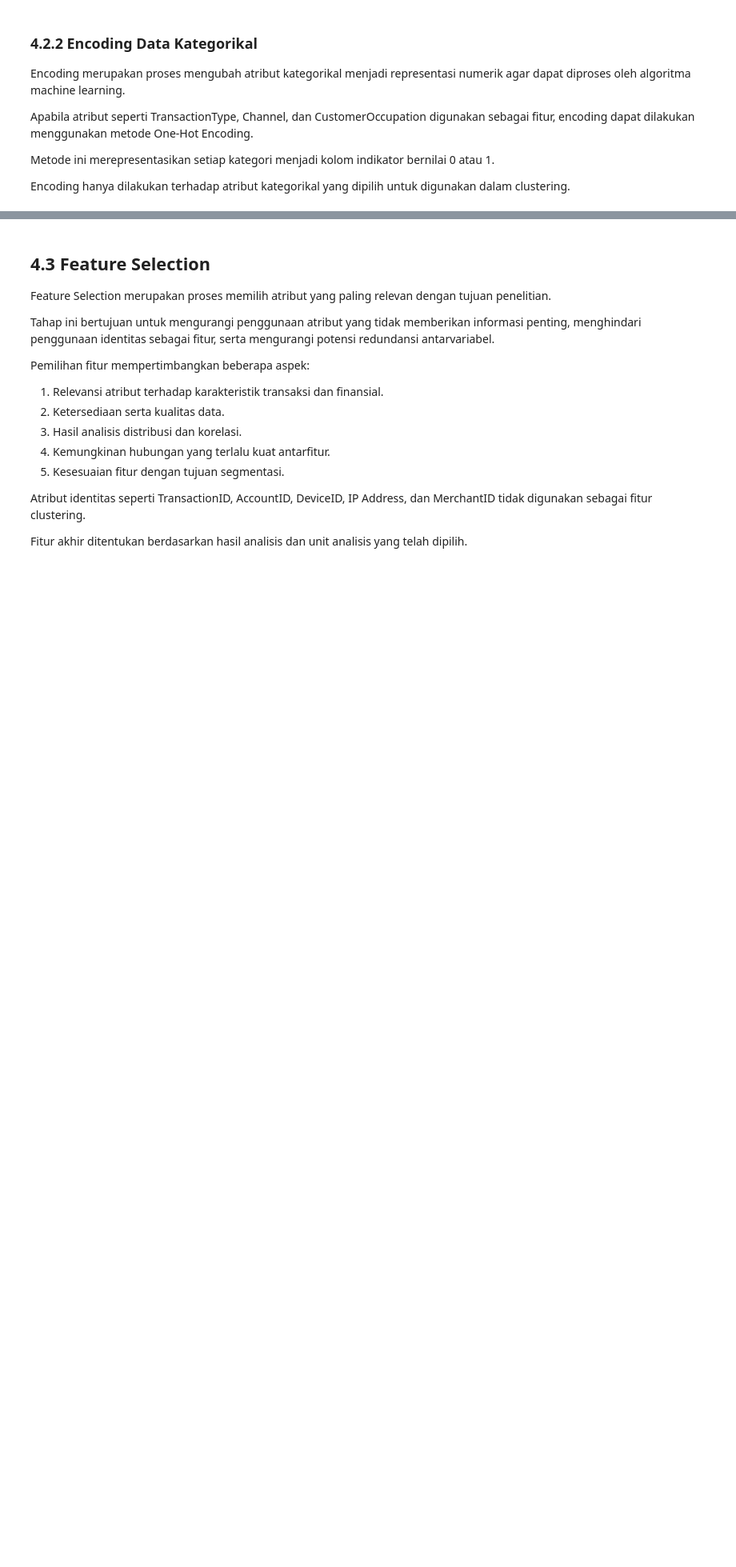
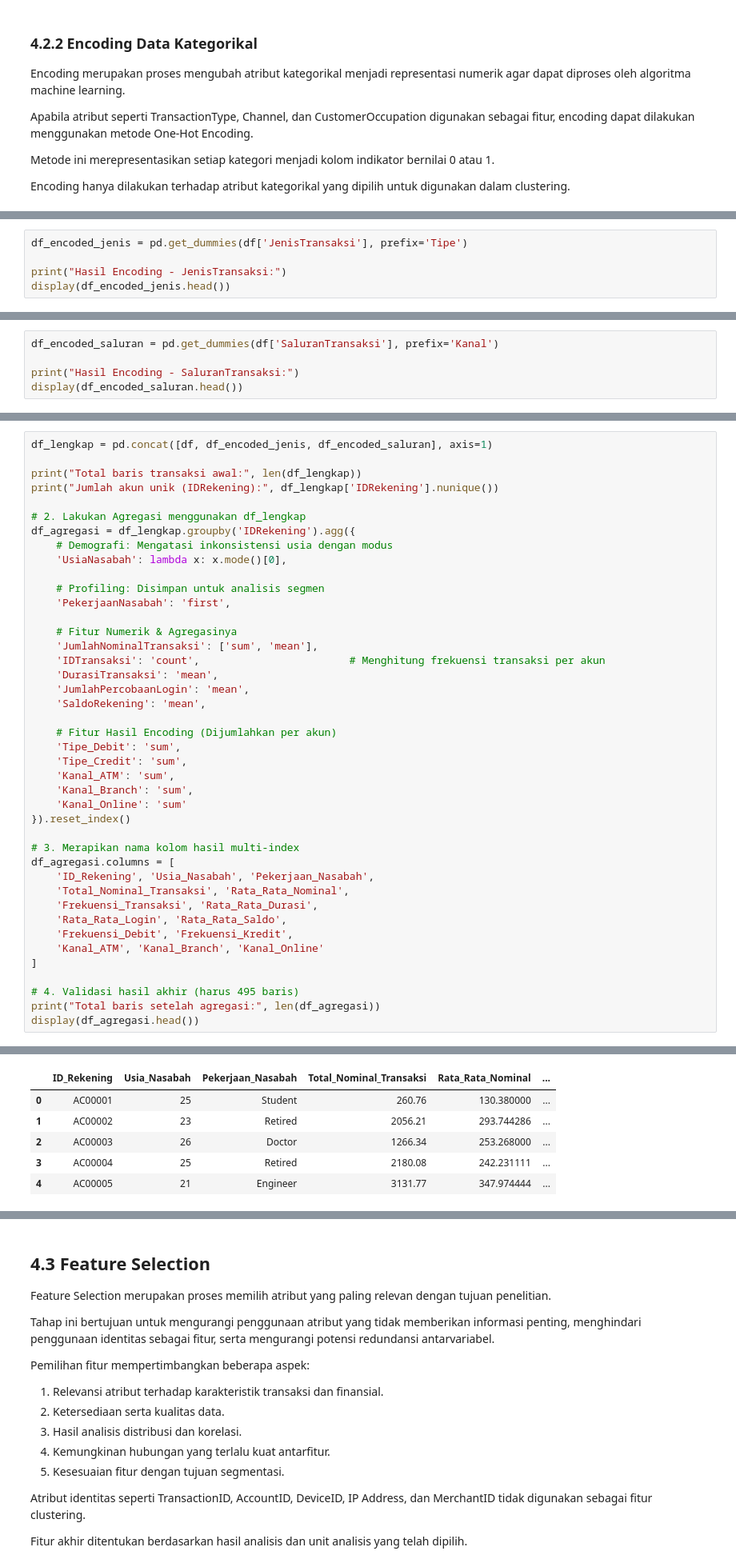
Before and after one commit to aulyarvlln/57_IF-E_Kimpul, a Jupyter notebook: ProyekDS.ipynb, the cells around one changed output, grey strips where cells are left out. Shown at 80% size. Drawn from its saved outputs; the diff is of its cells as text; blank space fills up the shorter version.

Commit message:
data cleaning, date prepocessing (encoding & agregasi)

```diff
--- a/ProyekDS.ipynb
+++ b/ProyekDS.ipynb
@@ -325,0 +407,5 @@ yang dipilih untuk digunakan dalam clustering.
+# %%
+df_encoded_jenis = pd.get_dummies(df['JenisTransaksi'], prefix='Tipe')
+
+print("Hasil Encoding - JenisTransaksi:")
+display(df_encoded_jenis.head())
@@ -325,0 +422,5 @@ yang dipilih untuk digunakan dalam clustering.
+# %%
+df_encoded_saluran = pd.get_dummies(df['SaluranTransaksi'], prefix='Kanal')
+
+print("Hasil Encoding - SaluranTransaksi:")
+display(df_encoded_saluran.head())
@@ -325,0 +437,43 @@ yang dipilih untuk digunakan dalam clustering.
+# %%
+df_lengkap = pd.concat([df, df_encoded_jenis, df_encoded_saluran], axis=1)
+
+print("Total baris transaksi awal:", len(df_lengkap))
+print("Jumlah akun unik (IDRekening):", df_lengkap['IDRekening'].nunique())
+
+# 2. Lakukan Agregasi menggunakan df_lengkap
+df_agregasi = df_lengkap.groupby('IDRekening').agg({
+    # Demografi: Mengatasi inkonsistensi usia dengan modus
+    'UsiaNasabah': lambda x: x.mode()[0],
+
+    # Profiling: Disimpan untuk analisis segmen
+    'PekerjaanNasabah': 'first',
+
+    # Fitur Numerik & Agregasinya
+    'JumlahNominalTransaksi': ['sum', 'mean'],
+    'IDTransaksi': 'count',                        # Menghitung frekuensi transaksi per akun
+    'DurasiTransaksi': 'mean',
+    'JumlahPercobaanLogin': 'mean',
+    'SaldoRekening': 'mean',
+
+    # Fitur Hasil Encoding (Dijumlahkan per akun)
+    'Tipe_Debit': 'sum',
+    'Tipe_Credit': 'sum',
+    'Kanal_ATM': 'sum',
+    'Kanal_Branch': 'sum',
+    'Kanal_Online': 'sum'
+}).reset_index()
+
+# 3. Merapikan nama kolom hasil multi-index
+df_agregasi.columns = [
+    'ID_Rekening', 'Usia_Nasabah', 'Pekerjaan_Nasabah',
+    'Total_Nominal_Transaksi', 'Rata_Rata_Nominal',
+    'Frekuensi_Transaksi', 'Rata_Rata_Durasi',
+    'Rata_Rata_Login', 'Rata_Rata_Saldo',
+    'Frekuensi_Debit', 'Frekuensi_Kredit',
+    'Kanal_ATM', 'Kanal_Branch', 'Kanal_Online'
+]
+
+# 4. Validasi hasil akhir (harus 495 baris)
+print("Total baris setelah agregasi:", len(df_agregasi))
+display(df_agregasi.head())
+# %% [output]
@@ -326 +483,7 @@ yang dipilih untuk digunakan dalam clustering.
+|  | ID_Rekening | Usia_Nasabah | Pekerjaan_Nasabah | Total_Nominal_Transaksi | Rata_Rata_Nominal | ... |
+| 0 | AC00001 | 25 | Student | 260.76 | 130.380000 | ... |
+| 1 | AC00002 | 23 | Retired | 2056.21 | 293.744286 | ... |
+| 2 | AC00003 | 26 | Doctor | 1266.34 | 253.268000 | ... |
+| 3 | AC00004 | 25 | Retired | 2180.08 | 242.231111 | ... |
+| 4 | AC00005 | 21 | Engineer | 3131.77 | 347.974444 | ... |
 # %% [markdown]
```
Also changed, not shown: parts of 18 cells of this notebook.
